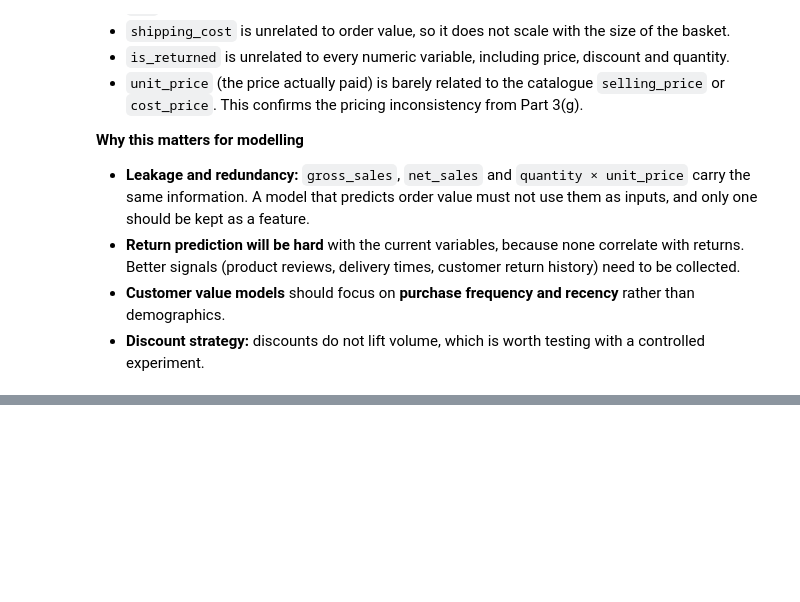
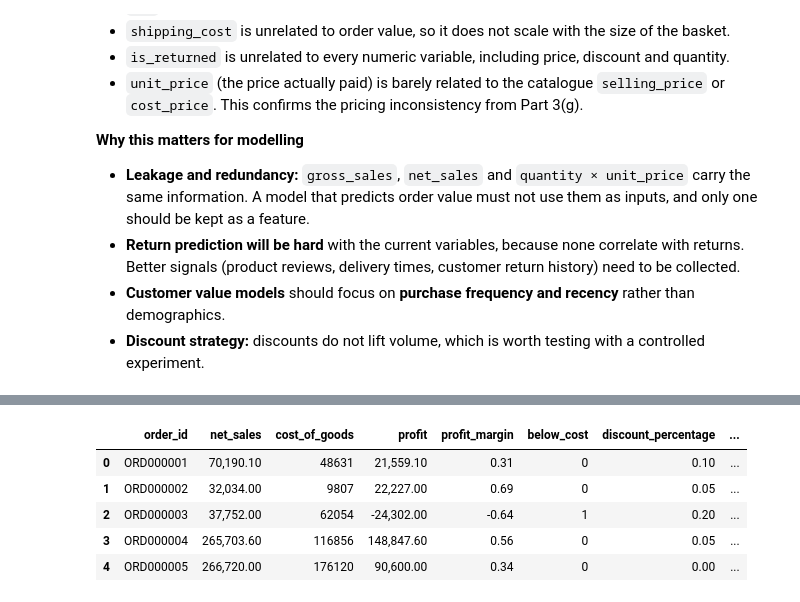
Before and after one commit to Mo-lemi/AnalystLab-Africa-Data-Science, a Jupyter notebook: Week1_DataScience_Project/Week1_EDA.ipynb, the cells around one changed output, grey strips where cells are left out. Drawn from its saved outputs; the diff is of its cells as text; code cells hidden in the pictures; blank space fills up the shorter version.

```diff
--- a/Week1_DataScience_Project/Week1_EDA.ipynb
+++ b/Week1_DataScience_Project/Week1_EDA.ipynb
@@ -1233,0 +1239,33 @@ save_fig(grid.figure, "13_pair_plot")
+# %%
+REFERENCE_DATE = sales["order_date"].max() + pd.Timedelta(days=1)   # 2026-01-01, the day after the data ends
+AGE_BINS = [17, 24, 34, 44, 54, 64, 120]
+AGE_LABELS = ["18-24", "25-34", "35-44", "45-54", "55-64", "65+"]
+
+
+def add_order_features(df: pd.DataFrame) -> pd.DataFrame:
+    """Profitability, discount and calendar features for each order line."""
+    df = df.copy()
+    df["cost_of_goods"] = df["quantity"] * df["cost_price"]
+    df["profit"] = df["net_sales"] - df["cost_of_goods"]
+    df["profit_margin"] = df["profit"] / df["net_sales"]
+    df["below_cost"] = (df["profit"] < 0).astype(int)
+    df["discount_percentage"] = df["discount_amount"] / df["gross_sales"]   # as a 0-1 share
+    df["order_month"] = df["order_date"].dt.month
+    df["order_month_name"] = df["order_date"].dt.strftime("%b")
+    df["order_quarter"] = "Q" + df["order_date"].dt.quarter.astype(str)
+    df["order_day_of_week"] = df["order_date"].dt.day_name()
+    df["is_weekend"] = df["order_date"].dt.dayofweek.ge(5).astype(int)
+    df["customer_age_group"] = pd.cut(df["age"], bins=AGE_BINS, labels=AGE_LABELS)
+    return df
+
+
+sales_fe = add_order_features(sales)
+sales_fe[["order_id", "net_sales", "cost_of_goods", "profit", "profit_margin", "below_cost",
+          "discount_percentage", "order_month", "order_quarter", "customer_age_group"]].head()
+# %% [output]
+|  | order_id | net_sales | cost_of_goods | profit | profit_margin | below_cost | discount_percentage | ... |
+| 0 | ORD000001 | 70,190.10 | 48631 | 21,559.10 | 0.31 | 0 | 0.10 | ... |
+| 1 | ORD000002 | 32,034.00 | 9807 | 22,227.00 | 0.69 | 0 | 0.05 | ... |
+| 2 | ORD000003 | 37,752.00 | 62054 | -24,302.00 | -0.64 | 1 | 0.20 | ... |
+| 3 | ORD000004 | 265,703.60 | 116856 | 148,847.60 | 0.56 | 0 | 0.05 | ... |
+| 4 | ORD000005 | 266,720.00 | 176120 | 90,600.00 | 0.34 | 0 | 0.00 | ... |
```
Also changed, not shown: parts of 9 cells of this notebook, 4 other files.
